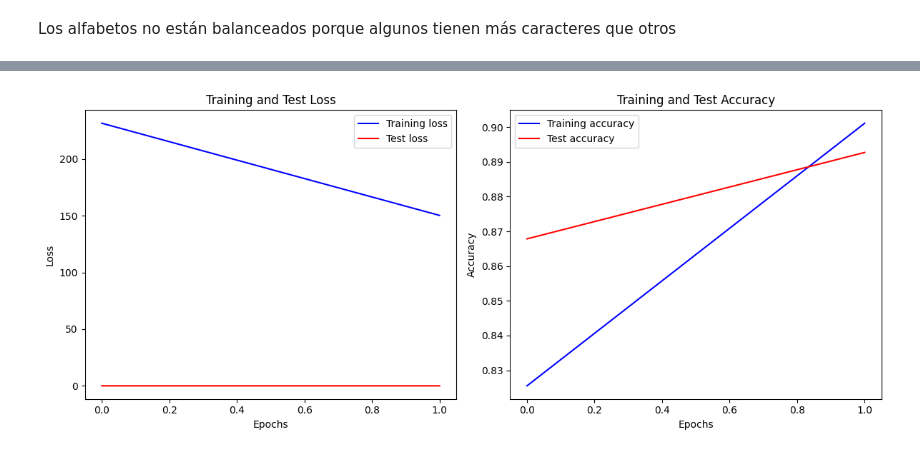
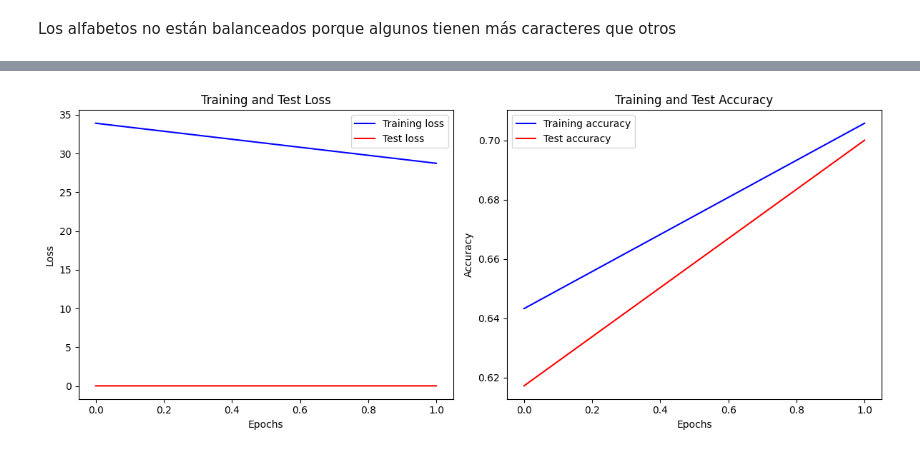
Before and after one commit to VicenteGM123/proyectoAP, a Jupyter notebook: NotebookProyectoAP.ipynb, the cells around one changed output, grey strips where cells are left out. Saved outputs shown, nothing was run; the diff lists cells and outputs as text; code cells hidden in the pictures.

Commit message:
feat: connection to drive

```diff
--- a/NotebookProyectoAP.ipynb
+++ b/NotebookProyectoAP.ipynb
@@ -333,3 +348,21 @@ class LearningAnalyzer():
       ''' Retorna un reporte con los diferentes entrenamientos (diferentes datasets) '''
 
       self.ovrl_history = self.train(self.model_pretrained, train_loader, test_loader)
+# %%
+from google.colab import drive # importamos la función para montar el drive
+import pickle
+
+drive.mount("/content/gdrive", force_remount=True)
+# tienes que crear carpeta "proyecto_ap" dentro de "Colab Notebooks" antes de ejecutar este código.
+drive_path = 'gdrive/MyDrive/Colab Notebooks/proyecto_ap'
+
+def save_logs(logs, name):
+    with open(f"{drive_path}/{name}.pickle", 'wb') as file:
+        pickle.dump(logs, file)
+
+def load_logs(name):
+    path = f"{drive_path}/{name}.pickle"
+    if os.path.exists(path):
+        with open(path, 'rb') as file:
+            return pickle.load(file)
+    return []
@@ -365,35 +420,37 @@ Average loss: 0.008406516540179394, Accuracy: 11766/13180 (89.27162367223065%)
 # %%
 def plot_accuracy_loss(ovrl_history):
     train_loss = ovrl_history['train']['loss']
     train_acc = ovrl_history['train']['acc']
     test_loss = ovrl_history['test']['loss']
     test_acc = [acc/100 for acc in ovrl_history['test']['acc']]
 
     epochs = range(len(train_loss))
 
     plt.figure(figsize=(12, 5))
     plt.subplot(1, 2, 1)
     plt.plot(epochs, train_loss, 'b', label='Training loss')
     plt.plot(epochs, test_loss, 'r', label='Test loss')
     plt.title('Training and Test Loss')
     plt.xlabel('Epochs')
     plt.ylabel('Loss')
     plt.legend()
 
     plt.subplot(1, 2, 2)
     plt.plot(epochs, train_acc, 'b', label='Training accuracy')
     plt.plot(epochs, test_acc, 'r', label='Test accuracy')
     plt.title('Training and Test Accuracy')
     plt.xlabel('Epochs')
     plt.ylabel('Accuracy')
     plt.legend()
 
     plt.tight_layout()
     plt.show()
 
-plot_accuracy_loss(analyzer.ovrl_history)
+
+logs_loaded = load_logs("test_logs")
+plot_accuracy_loss(logs_loaded)
 # %% [output]
-[figure, old version]
+[figure, new version]
 # %%
 
 def plot_images(analyzer, model, test_loader, num_pairs=5):
```
Also changed, not shown: parts of 12 cells of this notebook.
